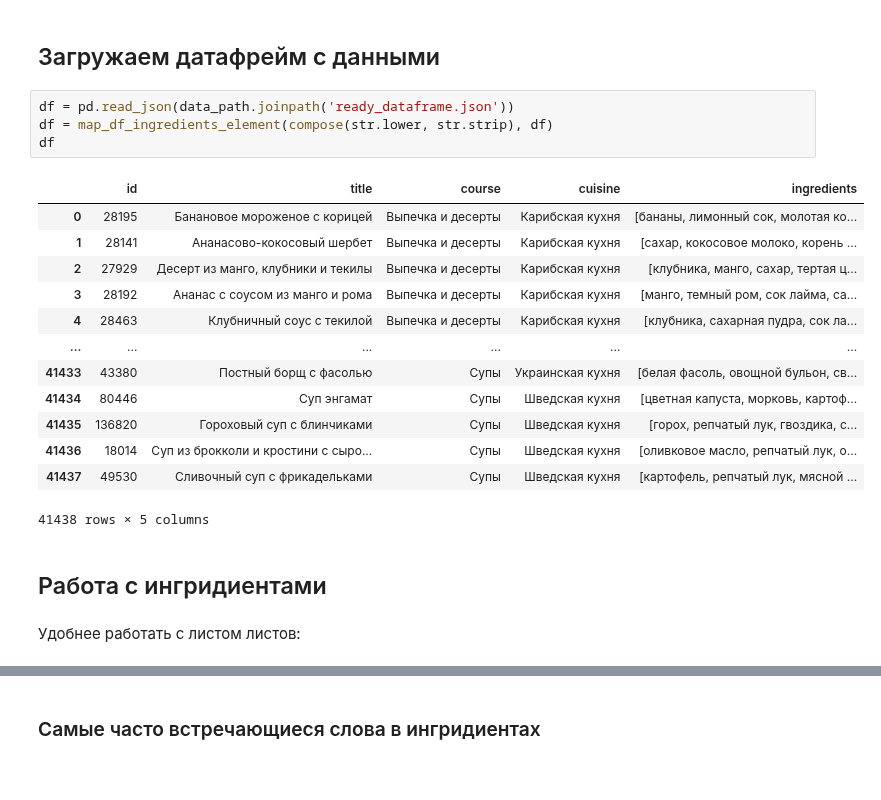
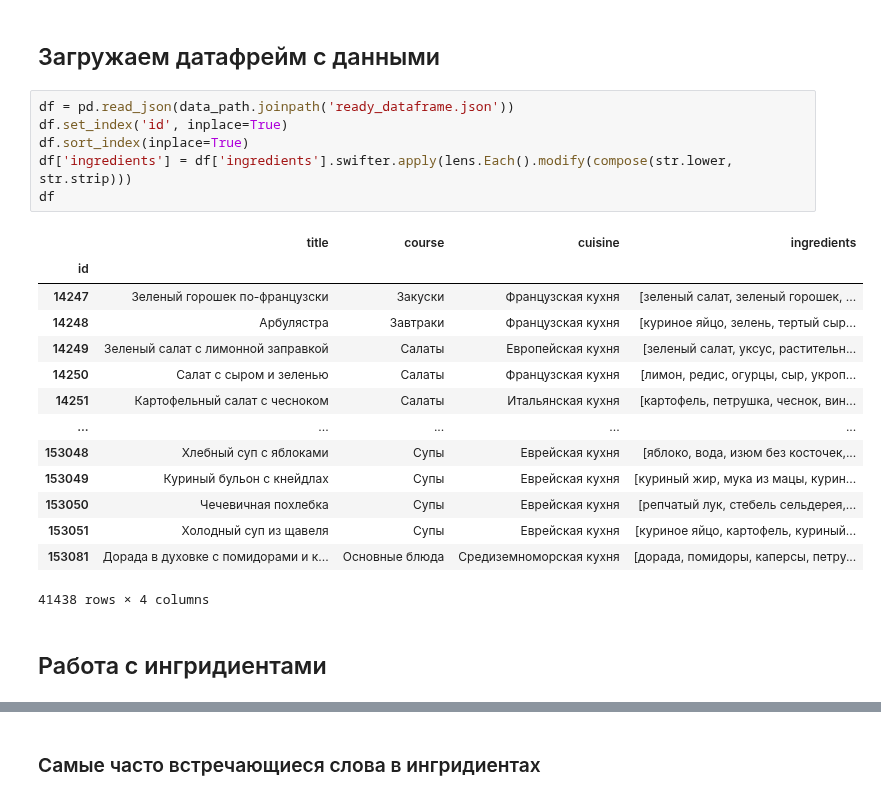
Before and after one commit to heinwol/meal-type-from-ingredients, a Jupyter notebook: preprocessing.ipynb, the cells around one changed output, grey strips where cells are left out. Cells and saved outputs as stored; diff of their text form.

```diff
--- a/preprocessing.ipynb
+++ b/preprocessing.ipynb
@@ -64,24 +64,25 @@ data_path = pathlib.Path('data')
 ## Загружаем датафрейм с данными
 # %%
 df = pd.read_json(data_path.joinpath('ready_dataframe.json'))
-df = map_df_ingredients_element(compose(str.lower, str.strip), df)
+df.set_index('id', inplace=True)
+df.sort_index(inplace=True)
+df['ingredients'] = df['ingredients'].swifter.apply(lens.Each().modify(compose(str.lower, str.strip)))
 df
 # %% [output]
-|  | id | title | course | cuisine | ingredients |
-| 0 | 28195 | Банановое мороженое с корицей | Выпечка и десерты | Карибская кухня | [бананы, лимонный сок, молотая ко... |
-| 1 | 28141 | Ананасово-кокосовый шербет | Выпечка и десерты | Карибская кухня | [сахар, кокосовое молоко, корень ... |
-| 2 | 27929 | Десерт из манго, клубники и текилы | Выпечка и десерты | Карибская кухня | [клубника, манго, сахар, тертая ц... |
-| 3 | 28192 | Ананас с соусом из манго и рома | Выпечка и десерты | Карибская кухня | [манго, темный ром, сок лайма, са... |
-| 4 | 28463 | Клубничный соус с текилой | Выпечка и десерты | Карибская кухня | [клубника, сахарная пудра, сок ла... |
-| ... | ... | ... | ... | ... | ... |
-| 41433 | 43380 | Постный борщ с фасолью | Супы | Украинская кухня | [белая фасоль, овощной бульон, св... |
-| 41434 | 80446 | Суп энгамат | Супы | Шведская кухня | [цветная капуста, морковь, картоф... |
-| 41435 | 136820 | Гороховый суп с блинчиками | Супы | Шведская кухня | [горох, репчатый лук, гвоздика, с... |
-| 41436 | 18014 | Суп из брокколи и кростини с сыро... | Супы | Шведская кухня | [оливковое масло, репчатый лук, о... |
-| 41437 | 49530 | Сливочный суп с фрикадельками | Супы | Шведская кухня | [картофель, репчатый лук, мясной ... |
+|  | title | course | cuisine | ingredients |
+| id |  |  |  |  |
+| 14247 | Зеленый горошек по-французски | Закуски | Французская кухня | [зеленый салат, зеленый горошек, ... |
+| 14248 | Арбулястра | Завтраки | Французская кухня | [куриное яйцо, зелень, тертый сыр... |
+| 14249 | Зеленый салат с лимонной заправкой | Салаты | Европейская кухня | [зеленый салат, уксус, растительн... |
+| 14250 | Салат с сыром и зеленью | Салаты | Французская кухня | [лимон, редис, огурцы, сыр, укроп... |
+| 14251 | Картофельный салат с чесноком | Салаты | Итальянская кухня | [картофель, петрушка, чеснок, вин... |
+| ... | ... | ... | ... | ... |
+| 153048 | Хлебный суп с яблоками | Супы | Еврейская кухня | [яблоко, вода, изюм без косточек,... |
+| 153049 | Куриный бульон с кнейдлах | Супы | Еврейская кухня | [куриный жир, мука из мацы, курин... |
+| 153050 | Чечевичная похлебка | Супы | Еврейская кухня | [репчатый лук, стебель сельдерея,... |
+| 153051 | Холодный суп из щавеля | Супы | Еврейская кухня | [куриное яйцо, картофель, куриный... |
+| 153081 | Дорада в духовке с помидорами и к... | Основные блюда | Средиземноморская кухня | [дорада, помидоры, каперсы, петру... |
-41438 rows × 5 columns
+41438 rows × 4 columns
 # %% [markdown]
 ## Работа с ингридиентами
-# %% [markdown]
-Удобнее работать с листом листов:
 # %%
```
Also changed, not shown: parts of 32 cells of this notebook, 1 other file.
